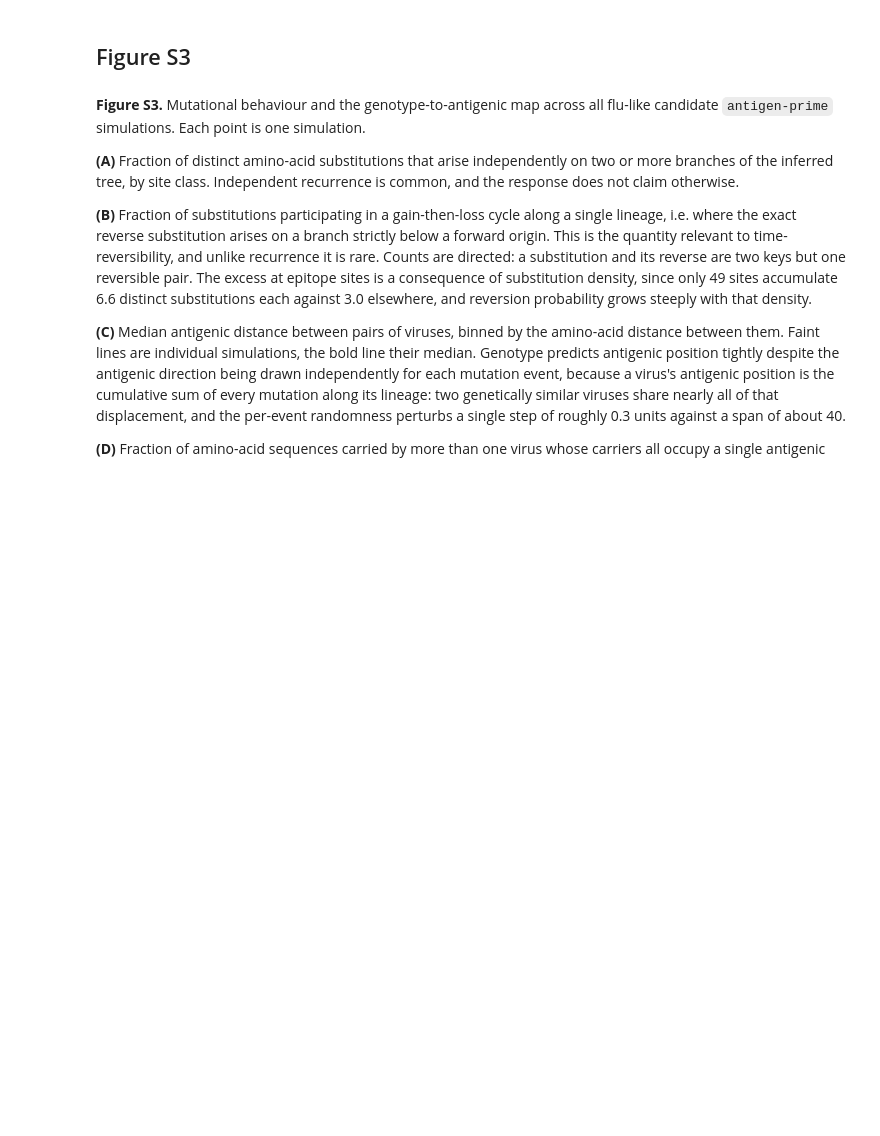
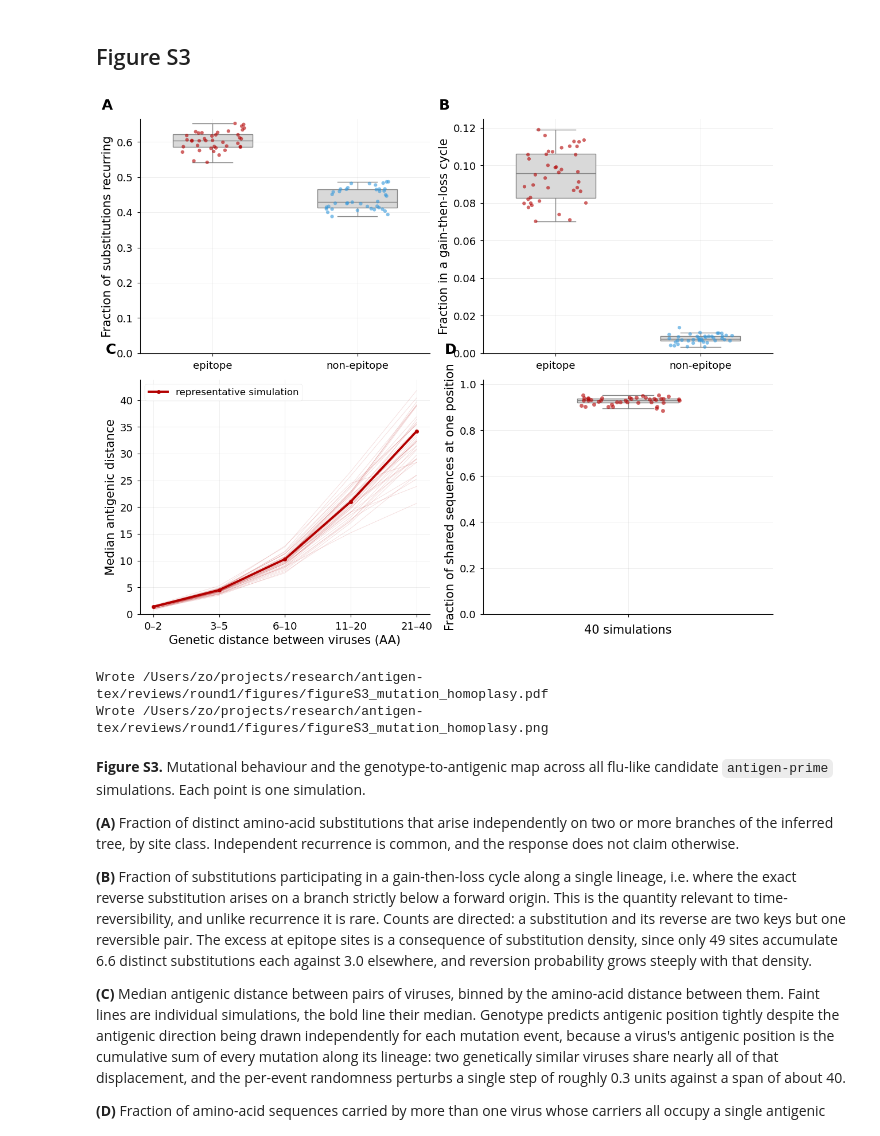
Before and after one commit to matsengrp/antigen-forecasting, a Jupyter notebook: notebooks/manuscript-figure-S3-mutation-homoplasy.ipynb, the cells around one changed output. Saved outputs shown, nothing was run; the diff lists cells and outputs as text; code cells hidden in the pictures; blank space fills up the shorter version.

```diff
--- a/notebooks/manuscript-figure-S3-mutation-homoplasy.ipynb
+++ b/notebooks/manuscript-figure-S3-mutation-homoplasy.ipynb
@@ -82,14 +97,19 @@ print(f"no full tips.csv (panel D only): {notes.str.contains('no full tips.csv')
 ## Figure S3
 # %%
 with plt.rc_context(RC_PARAMS):
-    fig = build_across_run_figure(summary, genotype)
+    fig = build_across_run_figure(summary, genotype, REPRESENTATIVE_RUN)
 plt.show()
+# %% [output]
+[figure, added]
 # %%
 FIG_DIR.mkdir(parents=True, exist_ok=True)
 for suffix in ('pdf', 'png'):
     path = FIG_DIR / f'{FIG_PREFIX}.{suffix}'
     fig.savefig(path, dpi=300, bbox_inches='tight')
     print(f'Wrote {path}')
+# %% [output]
+Wrote /Users/zo/projects/research/antigen-tex/reviews/round1/figures/figureS3_mutation_homoplasy.pdf
+Wrote /Users/zo/projects/research/antigen-tex/reviews/round1/figures/figureS3_mutation_homoplasy.png
 # %% [markdown]
 **Figure S3.** Mutational behaviour and the genotype-to-antigenic map across all flu-like candidate `antigen-prime` simulations. Each point is one simulation.
 
```
Also changed, not shown: parts of 3 cells of this notebook, 5 other files.
